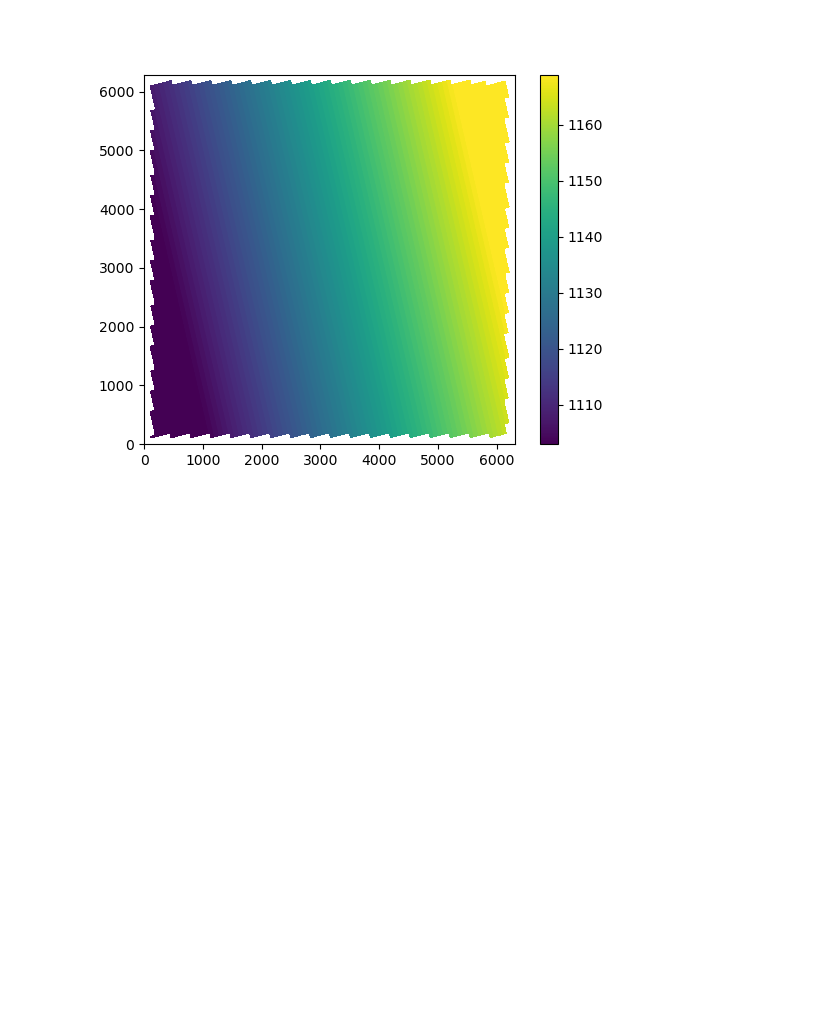
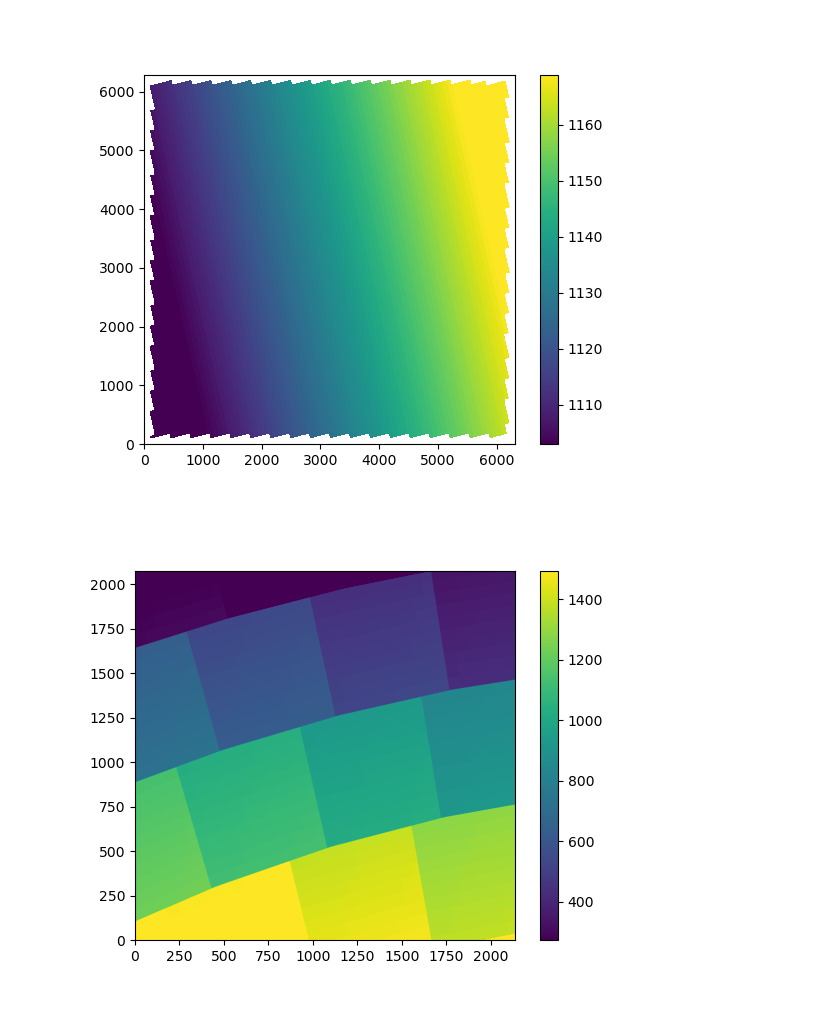
Before and after one commit to CheerfulUser/SynDiff, a Jupyter notebook: development/run_pancakes.ipynb, the cells around one changed output. Saved outputs shown, nothing was run; the diff lists cells and outputs as text; code cells hidden in the pictures; blank space fills up the shorter version.

```diff
--- a/development/run_pancakes.ipynb
+++ b/development/run_pancakes.ipynb
@@ -51,3 +52,15 @@ plt.show()
 # %% [output]
 [figure]
 [figure]
+# %%
+hdu = fits.open('/Users/zgl12/Python_Scripts/SynDiff/TESS_s0020_1_master_pixels2skycells.fits.gz')
+master = hdu[1].data.astype(float)
+hdu.close()
+# %%
+plt.figure()
+plt.imshow(master, origin='lower', cmap='viridis', vmin = np.nanpercentile(master, 5), vmax = np.nanpercentile(master, 95))
+plt.colorbar()
+plt.savefig('master.png')
+plt.show()
+# %% [output]
+[figure, added]
```
Also changed, not shown: parts of 2 cells of this notebook, 1 other file.
